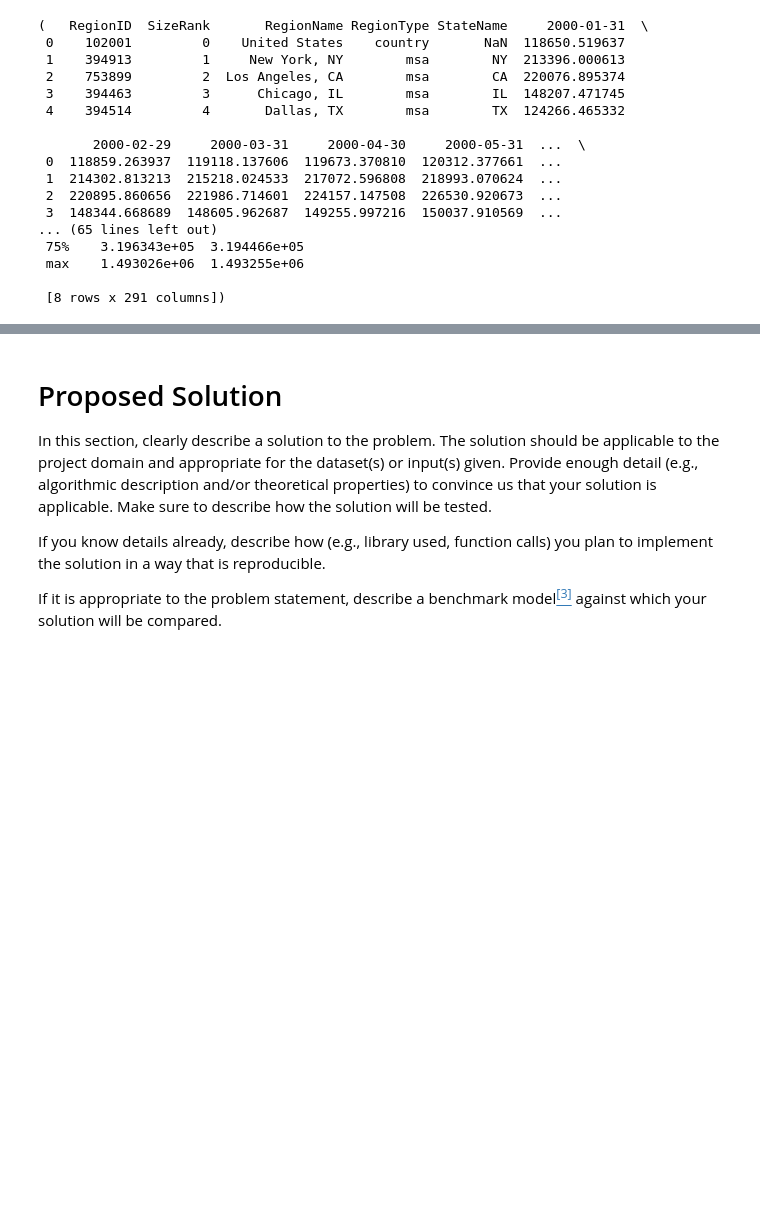
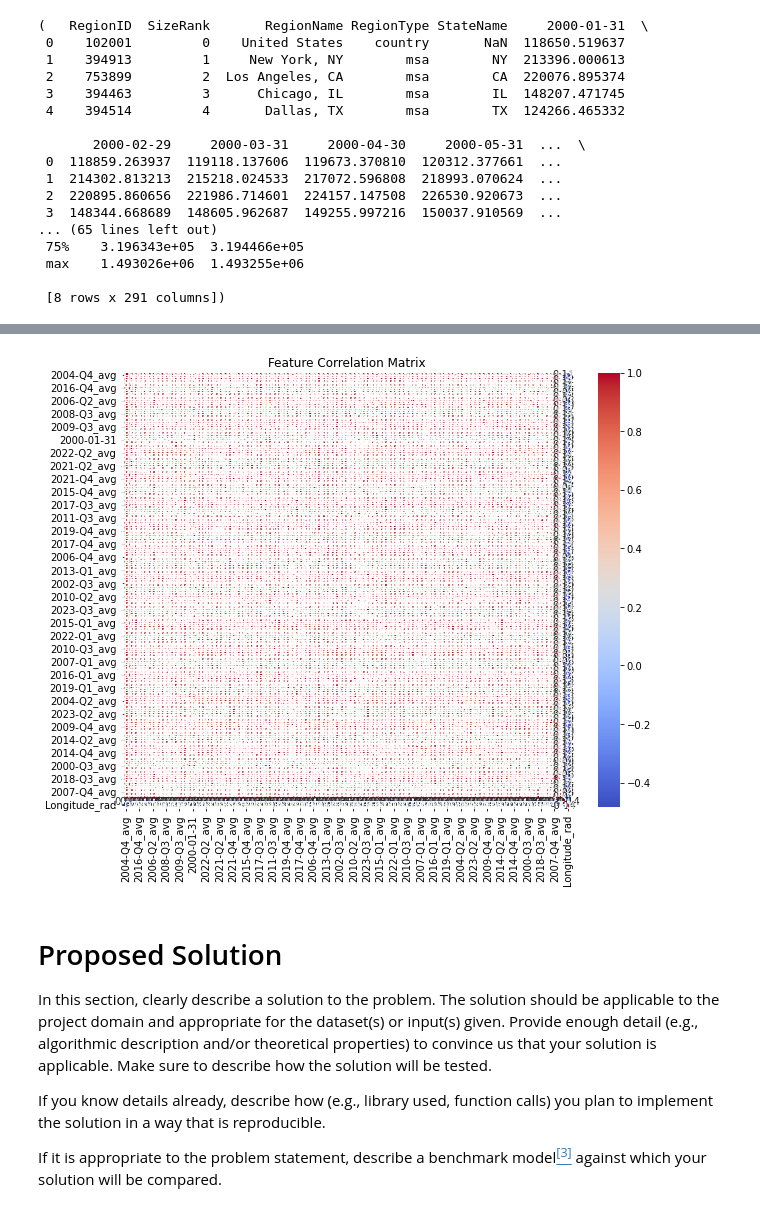
Before and after one commit to nihegde18/group_template, a Jupyter notebook: FinalProject_groupXXX.ipynb, the cells around one changed output, grey strips where cells are left out. Cells and saved outputs as stored; diff of their text form; code cells hidden in the pictures; blank space fills up the shorter version.

```diff
--- a/FinalProject_groupXXX.ipynb
+++ b/FinalProject_groupXXX.ipynb
@@ -121,0 +228,2 @@ Note: you may need to restart the kernel to use updated packages.
+# %%
+df.dropna(subset=['Latitude', 'Longitude'], inplace=True)
@@ -121,0 +256,24 @@ Note: you may need to restart the kernel to use updated packages.
+# %%
+import numpy as np
+from sklearn.preprocessing import MinMaxScaler
+from sklearn.preprocessing import StandardScaler
+df['Latitude_rad'] = np.radians(df['Latitude'])
+df['Longitude_rad'] = np.radians(df['Longitude'])
+
+
+
+
+
+
+
+
+exclude_cols = ['Latitude', 'Longitude', 'Latitude_rad', 'Longitude_rad', 'RegionID', 'SizeRank']
+
+
+columns_to_normalize = [col for col in cols_to_normalize if col not in exclude_cols]
+
+
+scaler = StandardScaler()
+
+
+df[columns_to_normalize] = scaler.fit_transform(df[columns_to_normalize])
@@ -121,0 +282,17 @@ Note: you may need to restart the kernel to use updated packages.
+# %%
+import pandas as pd
+import seaborn as sns
+import matplotlib.pyplot as plt
+
+
+features = cols_to_normalize  + ['Latitude_rad']+['Longitude_rad']
+
+
+corr_matrix = df[features].corr()
+
+plt.figure(figsize=(10, 8))
+sns.heatmap(corr_matrix, annot=True, cmap='coolwarm', fmt=".2f")
+plt.title('Feature Correlation Matrix')
+plt.show()
+# %% [output]
+[figure, added]
```
Also changed, not shown: parts of 10 cells of this notebook, 2 other files.
